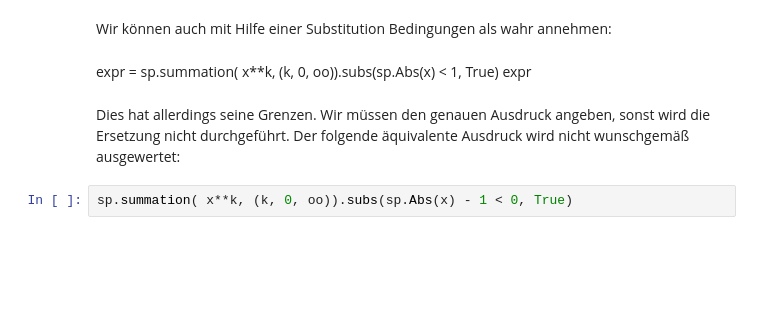
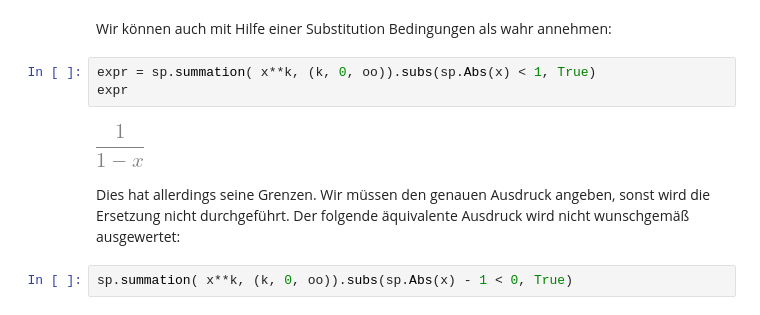
Before and after one commit to uja-works/PDE2022, a Jupyter notebook: Partielle_Differentialgleichungen.ipynb, the cells around one changed output. Saved outputs shown, nothing was run; the diff lists cells and outputs as text; blank space fills up the shorter version.

```diff
--- a/Partielle_Differentialgleichungen.ipynb
+++ b/Partielle_Differentialgleichungen.ipynb
@@ -110,8 +104,10 @@ expr.args[0][0]
 # %% [markdown]
 Wir können auch mit Hilfe einer Substitution Bedingungen als  wahr annehmen:
-# %% [markdown]
-expr = sp.summation( x**k, (k, 0, oo)).subs(sp.Abs(x) < 1, True)
-expr
+# %%
+expr = sp.summation( x**k, (k, 0, oo)).subs(sp.Abs(x) < 1, True)
+expr
+# %% [output]
+[figure, added]
 # %% [markdown]
 Dies hat allerdings seine Grenzen. Wir müssen den genauen Ausdruck angeben, sonst wird die Ersetzung nicht durchgeführt. Der folgende äquivalente Ausdruck wird nicht wunschgemäß ausgewertet:
 # %%
```
Also changed, not shown: parts of 19 cells of this notebook, 2 other files.
